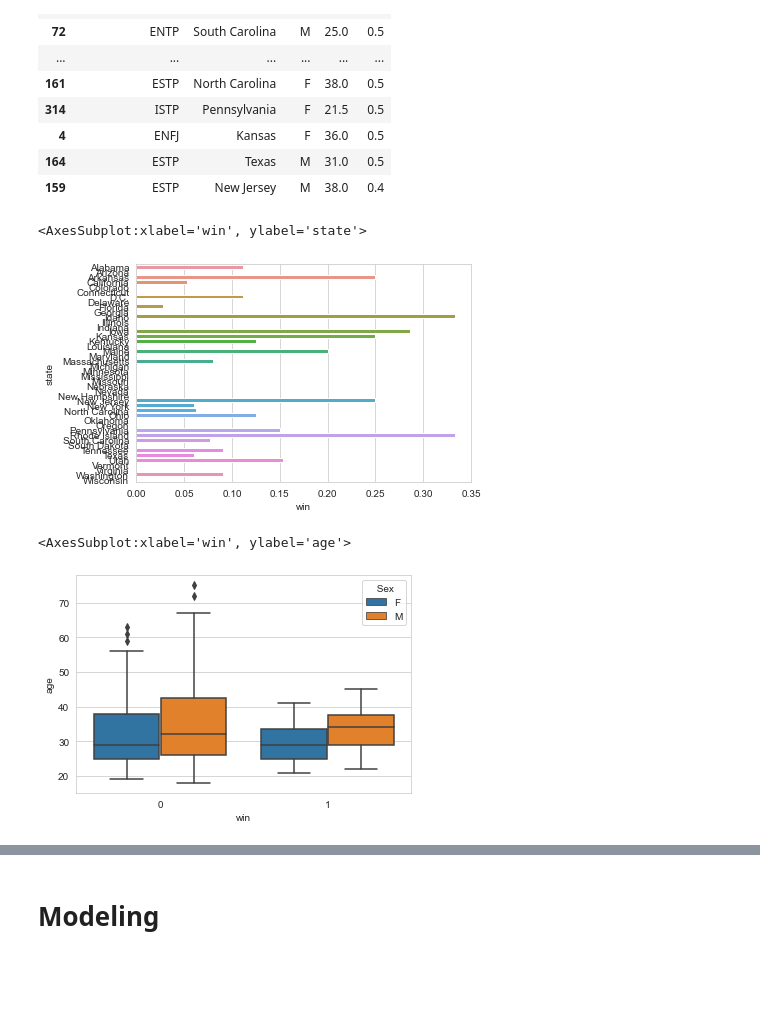
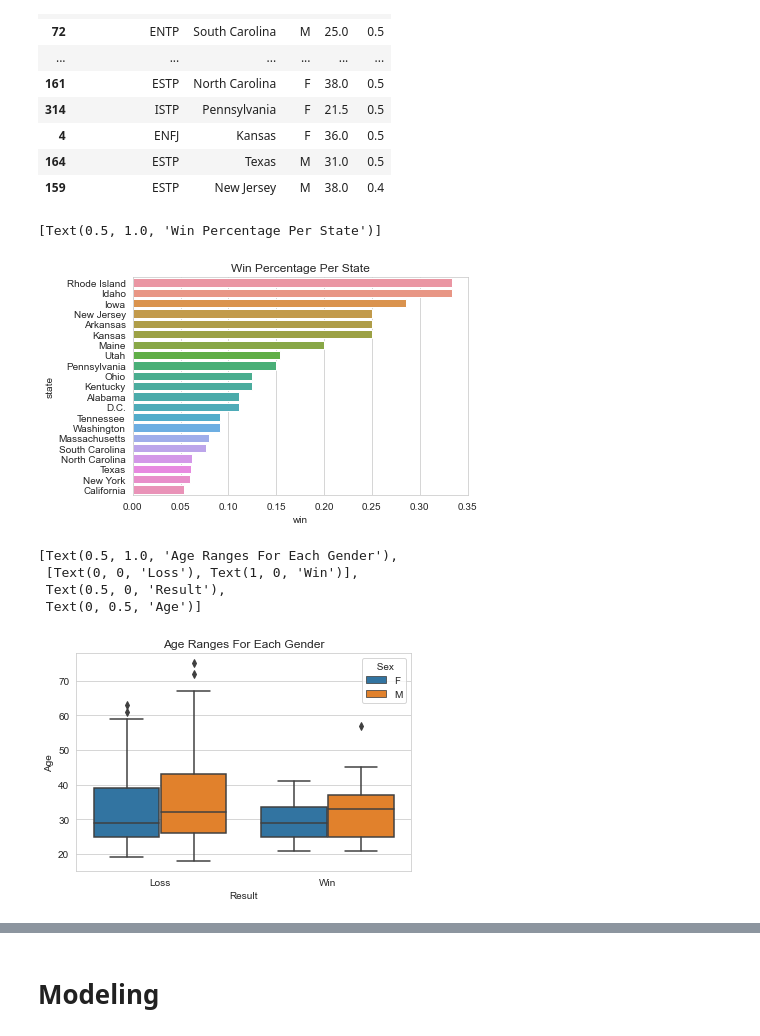
Before and after one commit to stat426-fall2021/classproject-front-row, a Jupyter notebook: front-row-project-data.ipynb, the cells around one changed output, grey strips where cells are left out. Saved outputs shown, nothing was run; the diff lists cells and outputs as text; code cells hidden in the pictures; blank space fills up the shorter version.

Commit message:
Cleaned up EDA plots and write up, added images for writeup

```diff
--- a/front-row-project-data.ipynb
+++ b/front-row-project-data.ipynb
@@ -9,11 +9,11 @@ import matplotlib.pyplot as plt
 import seaborn as sns
 sns.set_style('whitegrid')
 # %%
-castaways = pd.read_csv("castaways.csv")
-challenges = pd.read_csv("challenges.csv")
-viewers = pd.read_csv("viewers.csv")
-gender = pd.read_csv("SurvivorPlayersCaunceTypes1636556879.csv")
-ind_chall = pd.read_csv("ind_chall.csv")
+castaways = pd.read_csv("castaways.csv", encoding = 'Latin-1')
+challenges = pd.read_csv("challenges.csv", encoding = 'Latin-1')
+viewers = pd.read_csv("viewers.csv", encoding = 'Latin-1')
+gender = pd.read_csv("SurvivorPlayersCaunceTypes1636556879.csv", encoding = 'Latin-1')
+ind_chall = pd.read_csv("ind_chall.csv", encoding = 'Latin-1')
 
 newest_season_full = castaways[castaways.season == 41]
 castaways = castaways[castaways.season != 41]
@@ -117,15 +113,29 @@ percent_wins.sort_values(by = 'win', axis = 0, ascending = False).head(20)
 | 159 | ESTP | New Jersey | M | 38.0 | 0.4 |
 # %%
 state_wins = cast[['win', 'state']].groupby(['state']).mean().reset_index()
+# %%
+top_states = state_wins.sort_values(by = 'win', axis = 0, ascending = False).reset_index()
+#top_states
+#Only 21 States are represented
 # %%
-sns.barplot(x = 'win', y = 'state', data = state_wins)
+sns.barplot(x = 'win', y = 'state', data = top_states, order = top_states.state.iloc[:21]).set(title = "Win Percentage Per State")
 # %% [output]
-<AxesSubplot:xlabel='win', ylabel='state'>
+[Text(0.5, 1.0, 'Win Percentage Per State')]
-[figure, old version]
+[figure, new version]
 # %%
-sns.boxplot(x = 'win', y = 'age', data = cast, hue = ' Sex')
+sns.boxplot(x = 'win',
+            y = 'age',
+            data = cast,
+            hue = ' Sex').set(
+    title = "Age Ranges For Each Gender",
+    xticklabels = ['Loss', 'Win'],
+    xlabel = "Result",
+    ylabel = "Age")
 # %% [output]
-<AxesSubplot:xlabel='win', ylabel='age'>
+[Text(0.5, 1.0, 'Age Ranges For Each Gender'),
+ [Text(0, 0, 'Loss'), Text(1, 0, 'Win')],
+ Text(0.5, 0, 'Result'),
+ Text(0, 0.5, 'Age')]
-[figure, old version]
+[figure, new version]
 # %%
 pers_sex_int = cast[['personality_type', ' Sex', 'win']].groupby(['personality_type', ' Sex']).mean().reset_index()
```
Also changed, not shown: parts of 3 cells of this notebook, 5 other files.
